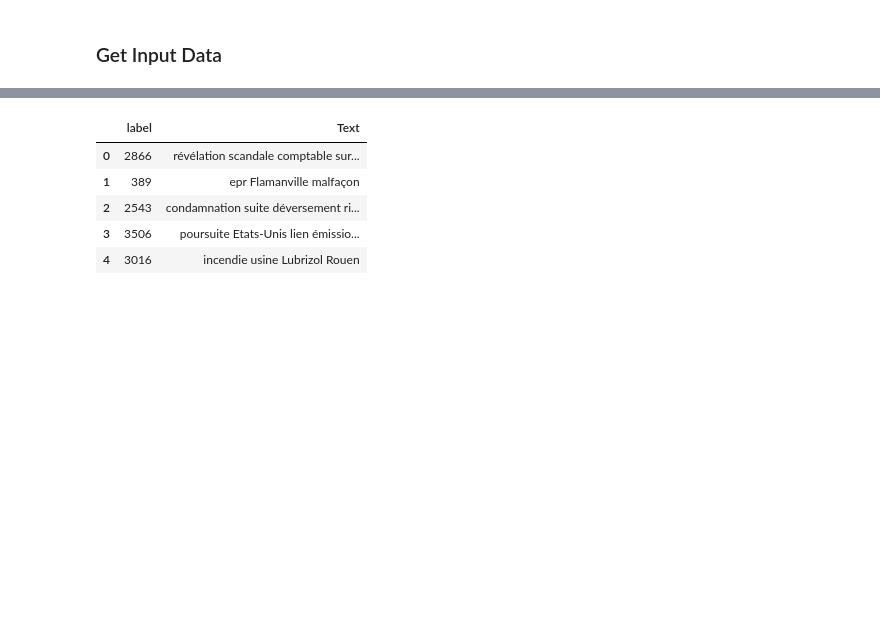
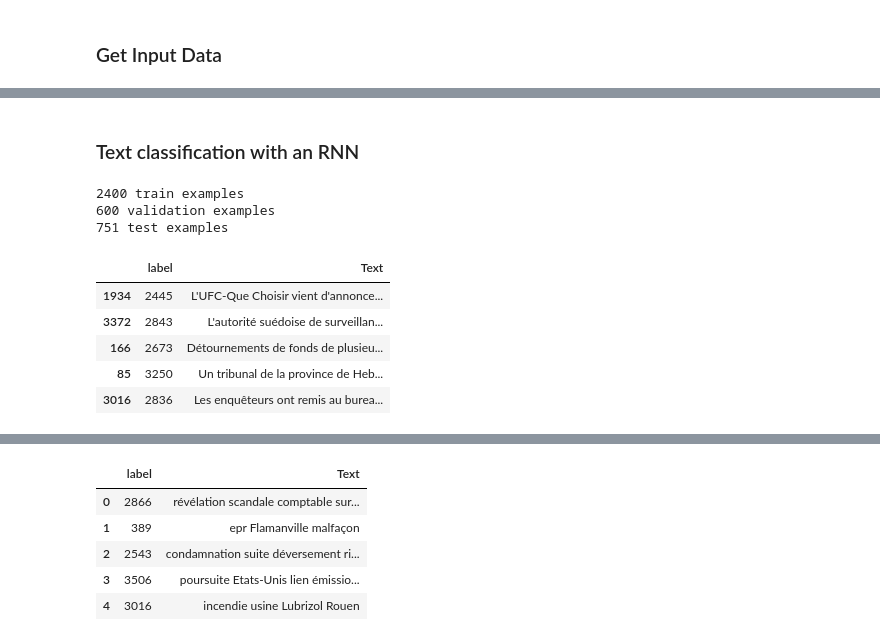
Before and after one commit to YvYh/FluxWeb, a Jupyter notebook: Model_Controverses.ipynb, the cells around one changed output, grey strips where cells are left out. Drawn from its saved outputs; the diff is of its cells as text; code cells hidden in the pictures; blank space fills up the shorter version.

```diff
--- a/Model_Controverses.ipynb
+++ b/Model_Controverses.ipynb
@@ -182,0 +75,2 @@ controverses.head()
+# %% [markdown]
+### Text classification with an RNN
@@ -182,0 +94,20 @@ controverses.head()
+# %%
+from sklearn.model_selection import train_test_split
+train, test = train_test_split(controverses, test_size=0.2)
+train, val = train_test_split(train, test_size=0.2)
+print(len(train), 'train examples')
+print(len(val), 'validation examples')
+print(len(test), 'test examples')
+# %% [output]
+2400 train examples
+600 validation examples
+751 test examples
+# %%
+train.head()
+# %% [output]
+|  | label | Text |
+| 1934 | 2445 | L'UFC-Que Choisir vient d'annonce... |
+| 3372 | 2843 | L'autorité suédoise de surveillan... |
+| 166 | 2673 | Détournements de fonds de plusieu... |
+| 85 | 3250 | Un tribunal de la province de Heb... |
+| 3016 | 2836 | Les enquêteurs ont remis au burea... |
```
Also changed, not shown: parts of 27 cells of this notebook.
